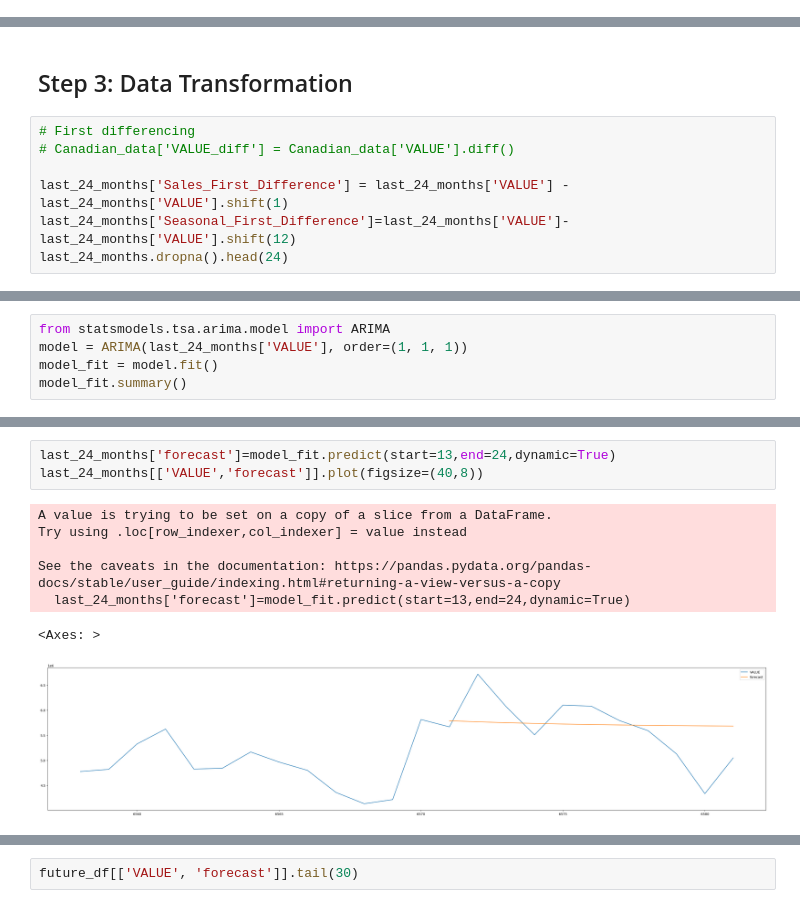
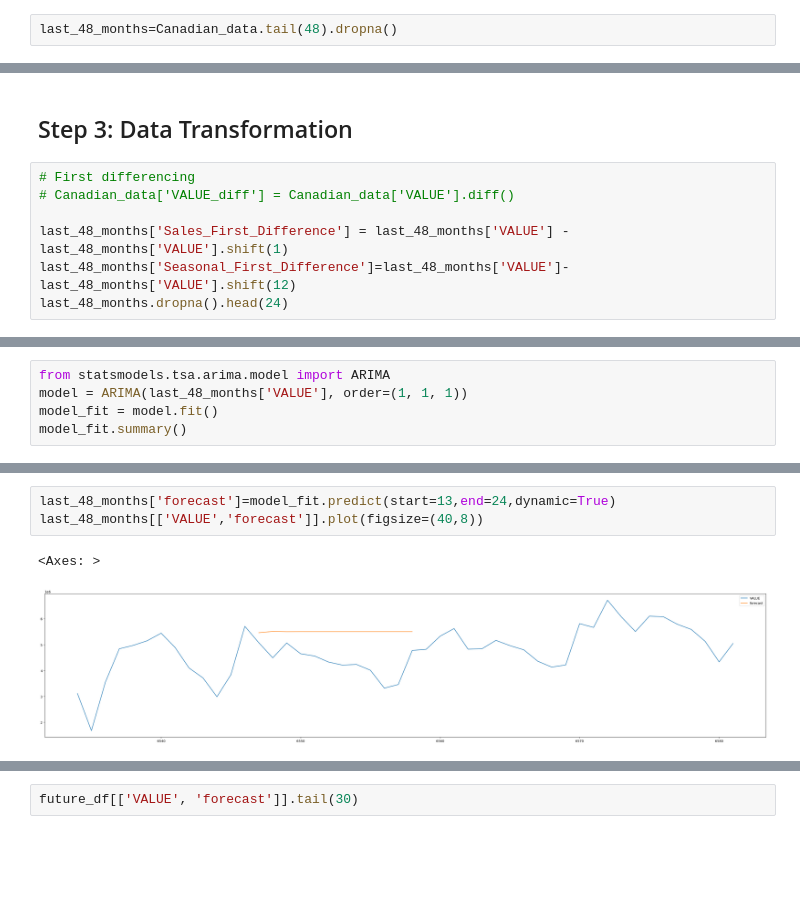
Before and after one commit to CLIUKELLY/ARIMA-Time-Serie-Forecasting, a Jupyter notebook: 02. ARIMA Time Series Forecasting_Last 24mth.ipynb, the cells around one changed output, grey strips where cells are left out. Cells and saved outputs as stored; diff of their text form; blank space fills up the shorter version.

```diff
--- a/02. ARIMA Time Series Forecasting_Last 24mth.ipynb
+++ b/02. ARIMA Time Series Forecasting_Last 24mth.ipynb
@@ -63,5 +63,7 @@ Canadian_data.tail(12)
 | 6579 | 2023-12-01 | 5127895.0 |
 | 6580 | 2024-01-01 | 4334053.0 |
 | 6581 | 2024-02-01 | 5048656.0 |
+# %%
+last_48_months=Canadian_data.tail(48).dropna()
 # %%
 # Check for missing values
@@ -119,7 +118,7 @@ But it is not, we'll consider applying transformations to make it stationary.
 # First differencing
 # Canadian_data['VALUE_diff'] = Canadian_data['VALUE'].diff()
 
-last_24_months['Sales_First_Difference'] = last_24_months['VALUE'] - last_24_months['VALUE'].shift(1)
-last_24_months['Seasonal_First_Difference']=last_24_months['VALUE']-last_24_months['VALUE'].shift(12)
-last_24_months.dropna().head(24)
+last_48_months['Sales_First_Difference'] = last_48_months['VALUE'] - last_48_months['VALUE'].shift(1)
+last_48_months['Seasonal_First_Difference']=last_48_months['VALUE']-last_48_months['VALUE'].shift(12)
+last_48_months.dropna().head(24)
 # %% [output]
@@ -170,6 +189,6 @@ ValueError: could not broadcast input array from shape (12,) into shape (41,)
 # %%
 from statsmodels.tsa.arima.model import ARIMA
-model = ARIMA(last_24_months['VALUE'], order=(1, 1, 1))
+model = ARIMA(last_48_months['VALUE'], order=(1, 1, 1))
 model_fit = model.fit()
 model_fit.summary()
 # %% [output]
@@ -195,14 +214,9 @@ Warnings:
 # %%
-last_24_months['forecast']=model_fit.predict(start=13,end=24,dynamic=True)
-last_24_months[['VALUE','forecast']].plot(figsize=(40,8))
+last_48_months['forecast']=model_fit.predict(start=13,end=24,dynamic=True)
+last_48_months[['VALUE','forecast']].plot(figsize=(40,8))
 # %% [output]
-A value is trying to be set on a copy of a slice from a DataFrame.
-Try using .loc[row_indexer,col_indexer] = value instead
-
-See the caveats in the documentation: https://pandas.pydata.org/pandas-docs/stable/user_guide/indexing.html#returning-a-view-versus-a-copy
-  last_24_months['forecast']=model_fit.predict(start=13,end=24,dynamic=True)
+<Axes: >
-<Axes: >
-[figure, old version]
+[figure, new version]
 # %%
 import statsmodels.api as sm
 model=sm.tsa.statespace.SARIMAX(Canadian_data['VALUE'],order=(0, 1, 1),seasonal_order=(0,1,1,12))
```
Also changed, not shown: parts of 14 cells of this notebook.
